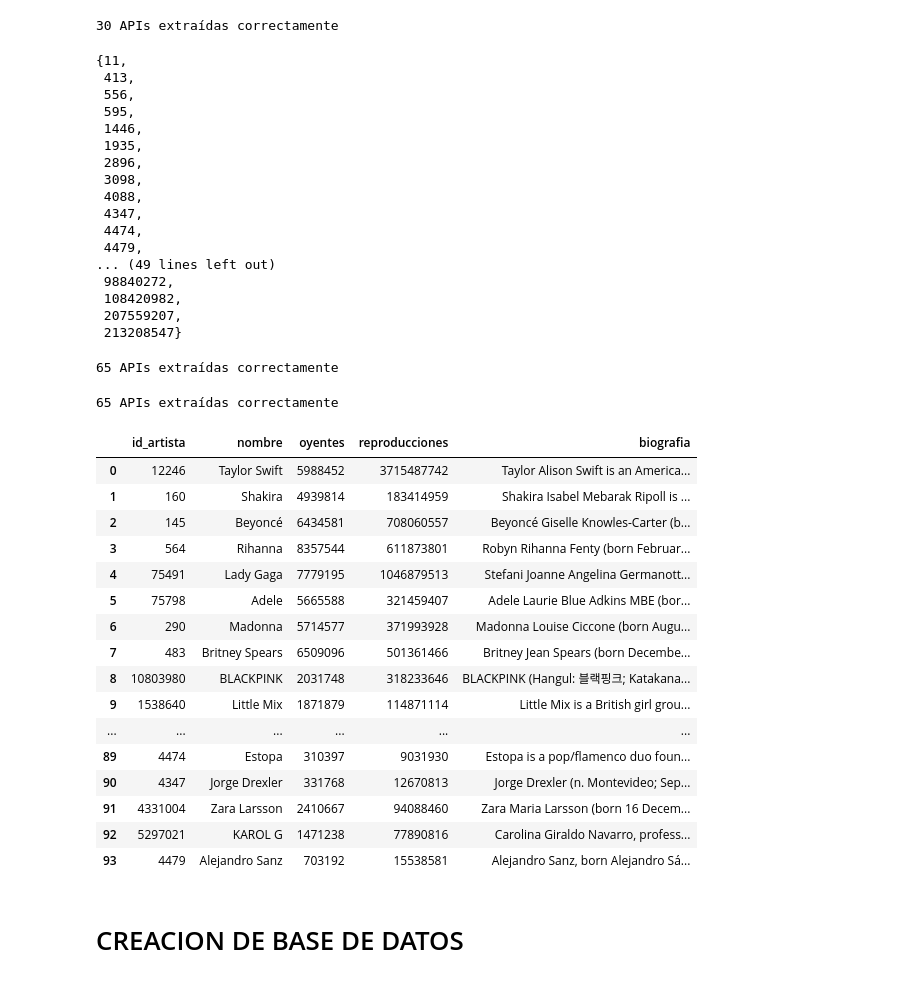
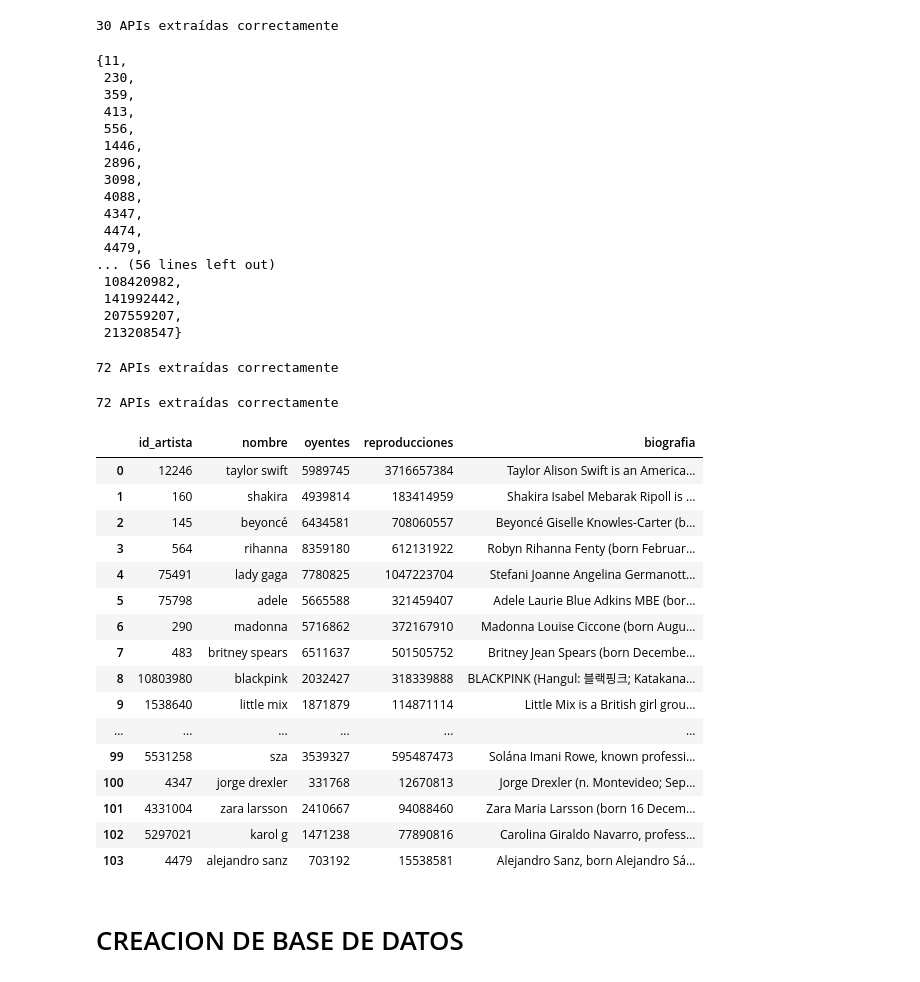
Before and after one commit to Adalab/proyecto-da-promo-67-modulo2-team-1, a Jupyter notebook: Extraccion_datos_apis.ipynb, the cells around one changed output. Drawn from its saved outputs; the diff is of its cells as text; code cells hidden in the pictures.

```diff
--- a/Extraccion_datos_apis.ipynb
+++ b/Extraccion_datos_apis.ipynb
@@ -145,7 +146,8 @@ def extraer_canciones(id_artistas):
 
     # Imprime el número de apis correctas
     print(f"{contador} APIs extraídas correctamente")
-    df_final = pd.DataFrame(lista_canciones)
+    df_canciones = pd.DataFrame(lista_canciones)
+    df_final = df_canciones.drop_duplicates(subset="id_cancion")
     return df_final, lista_canciones
 # %%
 df_canciones ,  lista_canciones = extraer_canciones(id_artistas)
@@ -287,57 +328,62 @@ df_artistas_fm.to_csv("listado_de_artistas_fm.csv", index=False)
 # %% [output]
 30 APIs extraídas correctamente
 # %%
-ids_extraños = set(df_albumes["id_artista"]) - set(id_artistas)
-ids_extraños
+id_colaboradores = (set(df_albumes["id_artista"]) | set(df_canciones["id_artista"])) - set(id_artistas)
+id_colaboradores
 # %% [output]
 {11,
+ 230,
+ 359,
  413,
  556,
- 595,
  1446,
- 1935,
  2896,
  3098,
  4088,
  4347,
  4474,
  4479,
-... (49 lines left out)
- 98840272,
+... (56 lines left out)
  108420982,
+ 141992442,
  207559207,
  213208547}
 # %%
-df_extraños = extraer_artistas(ids_extraños)
+df_colaboradores = extraer_artistas(id_colaboradores)
 # %% [output]
-65 APIs extraídas correctamente
+72 APIs extraídas correctamente
 # %%
-df_extraños_fm = extraer_last_fm(df_extraños)
+df_colaboradores_fm = extraer_last_fm(df_colaboradores)
 # %% [output]
-65 APIs extraídas correctamente
+72 APIs extraídas correctamente
 # %%
-df_combinado_artistas_principales= pd.merge(df_artistas, df_artistas_fm, left_on="nombre", right_on="nombre")
-df_combinado_extraños = pd.merge(df_extraños, df_extraños_fm, left_on="nombre", right_on="nombre")
-df_combinado_artistas = pd.concat([df_combinado_artistas_principales, df_combinado_extraños], ignore_index=True)
+df_artistas["nombre"] = df_artistas["nombre"].str.lower()
+df_artistas_fm["nombre"] = df_artistas_fm["nombre"].str.lower()
+df_colaboradores["nombre"] = df_colaboradores["nombre"].str.lower()
+df_colaboradores_fm["nombre"] = df_colaboradores_fm["nombre"].str.lower()
+df_combinado_principales= pd.merge(df_artistas, df_artistas_fm, left_on="nombre", right_on="nombre")
+df_combinado_colaboradores = pd.merge(df_colaboradores, df_colaboradores_fm, left_on="nombre", right_on="nombre")
+df_combinado_artistas = pd.concat([df_combinado_principales, df_combinado_colaboradores], ignore_index=True)
+df_combinado_artistas = df_combinado_artistas.drop_duplicates(subset="id_artista")
 df_combinado_artistas
 # %% [output]
 |  | id_artista | nombre | oyentes | reproducciones | biografia |
-| 0 | 12246 | Taylor Swift | 5988452 | 3715487742 | Taylor Alison Swift is an America... |
-| 1 | 160 | Shakira | 4939814 | 183414959 | Shakira Isabel Mebarak Ripoll is ... |
-| 2 | 145 | Beyoncé | 6434581 | 708060557 | Beyoncé Giselle Knowles-Carter (b... |
-| 3 | 564 | Rihanna | 8357544 | 611873801 | Robyn Rihanna Fenty (born Februar... |
-| 4 | 75491 | Lady Gaga | 7779195 | 1046879513 | Stefani Joanne Angelina Germanott... |
-| 5 | 75798 | Adele | 5665588 | 321459407 | Adele Laurie Blue Adkins MBE (bor... |
-| 6 | 290 | Madonna | 5714577 | 371993928 | Madonna Louise Ciccone (born Augu... |
-| 7 | 483 | Britney Spears | 6509096 | 501361466 | Britney Jean Spears (born Decembe... |
-| 8 | 10803980 | BLACKPINK | 2031748 | 318233646 | BLACKPINK (Hangul: 블랙핑크; Katakana... |
-| 9 | 1538640 | Little Mix | 1871879 | 114871114 | Little Mix is a British girl grou... |
+| 0 | 12246 | taylor swift | 5989745 | 3716657384 | Taylor Alison Swift is an America... |
+| 1 | 160 | shakira | 4939814 | 183414959 | Shakira Isabel Mebarak Ripoll is ... |
+| 2 | 145 | beyoncé | 6434581 | 708060557 | Beyoncé Giselle Knowles-Carter (b... |
+| 3 | 564 | rihanna | 8359180 | 612131922 | Robyn Rihanna Fenty (born Februar... |
+| 4 | 75491 | lady gaga | 7780825 | 1047223704 | Stefani Joanne Angelina Germanott... |
+| 5 | 75798 | adele | 5665588 | 321459407 | Adele Laurie Blue Adkins MBE (bor... |
+| 6 | 290 | madonna | 5716862 | 372167910 | Madonna Louise Ciccone (born Augu... |
+| 7 | 483 | britney spears | 6511637 | 501505752 | Britney Jean Spears (born Decembe... |
+| 8 | 10803980 | blackpink | 2032427 | 318339888 | BLACKPINK (Hangul: 블랙핑크; Katakana... |
+| 9 | 1538640 | little mix | 1871879 | 114871114 | Little Mix is a British girl grou... |
 | ... | ... | ... | ... | ... | ... |
-| 89 | 4474 | Estopa | 310397 | 9031930 | Estopa is a pop/flamenco duo foun... |
-| 90 | 4347 | Jorge Drexler | 331768 | 12670813 | Jorge Drexler (n. Montevideo; Sep... |
-| 91 | 4331004 | Zara Larsson | 2410667 | 94088460 | Zara Maria Larsson (born 16 Decem... |
-| 92 | 5297021 | KAROL G | 1471238 | 77890816 | Carolina Giraldo Navarro, profess... |
-| 93 | 4479 | Alejandro Sanz | 703192 | 15538581 | Alejandro Sanz, born Alejandro Sá... |
+| 99 | 5531258 | sza | 3539327 | 595487473 | Solána Imani Rowe, known professi... |
+| 100 | 4347 | jorge drexler | 331768 | 12670813 | Jorge Drexler (n. Montevideo; Sep... |
+| 101 | 4331004 | zara larsson | 2410667 | 94088460 | Zara Maria Larsson (born 16 Decem... |
+| 102 | 5297021 | karol g | 1471238 | 77890816 | Carolina Giraldo Navarro, profess... |
+| 103 | 4479 | alejandro sanz | 703192 | 15538581 | Alejandro Sanz, born Alejandro Sá... |
 # %% [markdown]
 # CREACION DE BASE DE DATOS
 # %%
```
Also changed, not shown: parts of 12 cells of this notebook, 3 other files.
